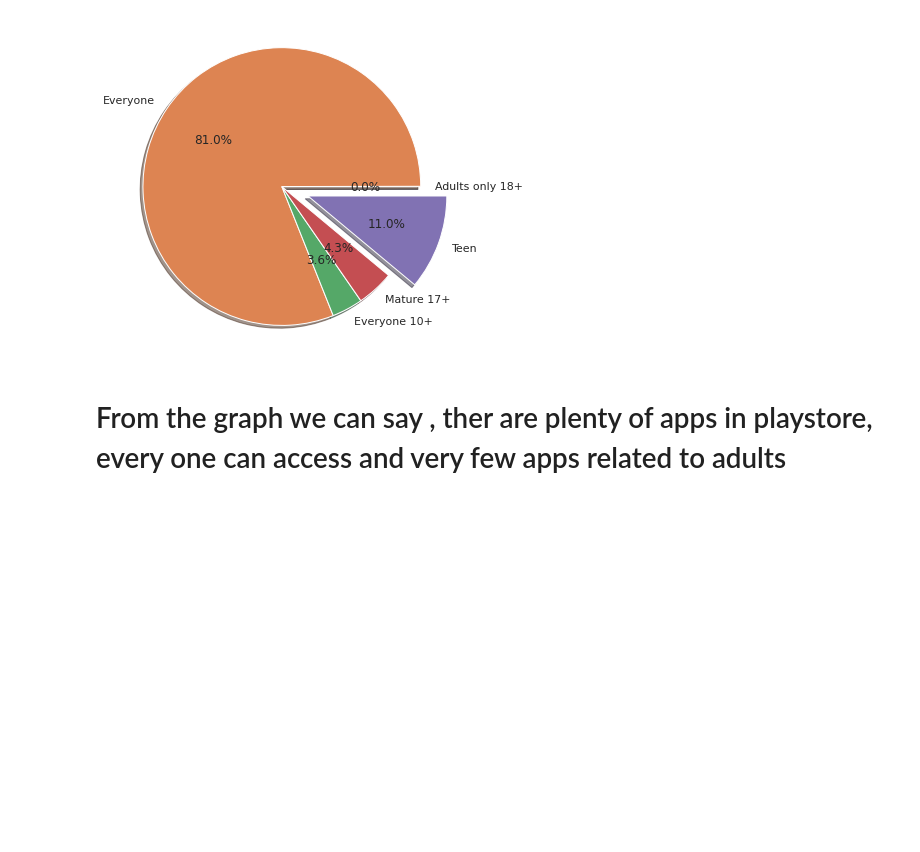
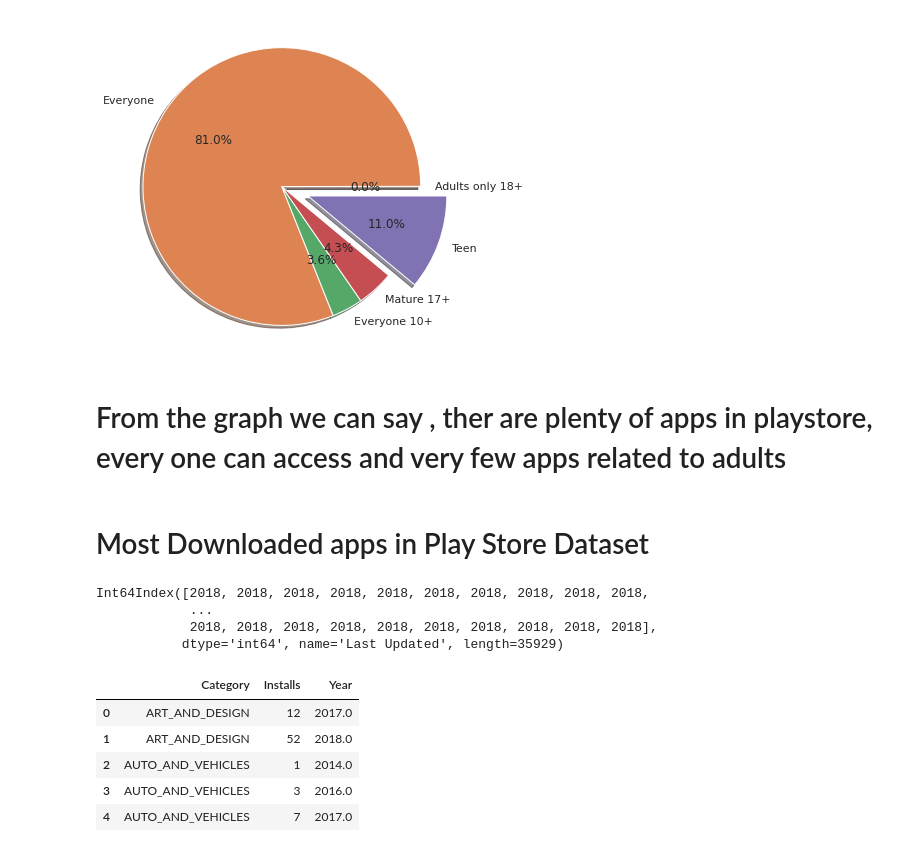
Before and after one commit to Akramkhan01/Capstone-Project-Play-Store-App-Review-Analysis, a Jupyter notebook: EDA_Play_Store_App_Review_Analysis_Capstone_Project.ipynb, the cells around one changed output. Saved outputs shown, nothing was run; the diff lists cells and outputs as text; code cells hidden in the pictures; blank space fills up the shorter version.

```diff
--- a/EDA_Play_Store_App_Review_Analysis_Capstone_Project.ipynb
+++ b/EDA_Play_Store_App_Review_Analysis_Capstone_Project.ipynb
@@ -1019,3 +914,27 @@ plt.show()
 [figure]
 # %% [markdown]
 # From the graph we can say , ther are plenty of apps in playstore, every one can access and very few apps related to adults
+# %% [markdown]
+# Most Downloaded apps in Play Store Dataset
+# %%
+pd.DatetimeIndex(merged_df['Last Updated']).year
+# %% [output]
+Int64Index([2018, 2018, 2018, 2018, 2018, 2018, 2018, 2018, 2018, 2018,
+            ...
+            2018, 2018, 2018, 2018, 2018, 2018, 2018, 2018, 2018, 2018],
+           dtype='int64', name='Last Updated', length=35929)
+# %%
+# Creating the column for year
+google_data['Year'] =  pd.DatetimeIndex(google_data['Last Updated']).year
+# %%
+Category_df=google_data.groupby(['Category','Year']).count()
+Category_df.reset_index(inplace=True)
+Category_df = Category_df[['Category', 'Installs','Year']]
+Category_df.head()
+# %% [output]
+|  | Category | Installs | Year |
+| 0 | ART_AND_DESIGN | 12 | 2017.0 |
+| 1 | ART_AND_DESIGN | 52 | 2018.0 |
+| 2 | AUTO_AND_VEHICLES | 1 | 2014.0 |
+| 3 | AUTO_AND_VEHICLES | 3 | 2016.0 |
+| 4 | AUTO_AND_VEHICLES | 7 | 2017.0 |
```
Also changed, not shown: parts of 35 cells of this notebook.
